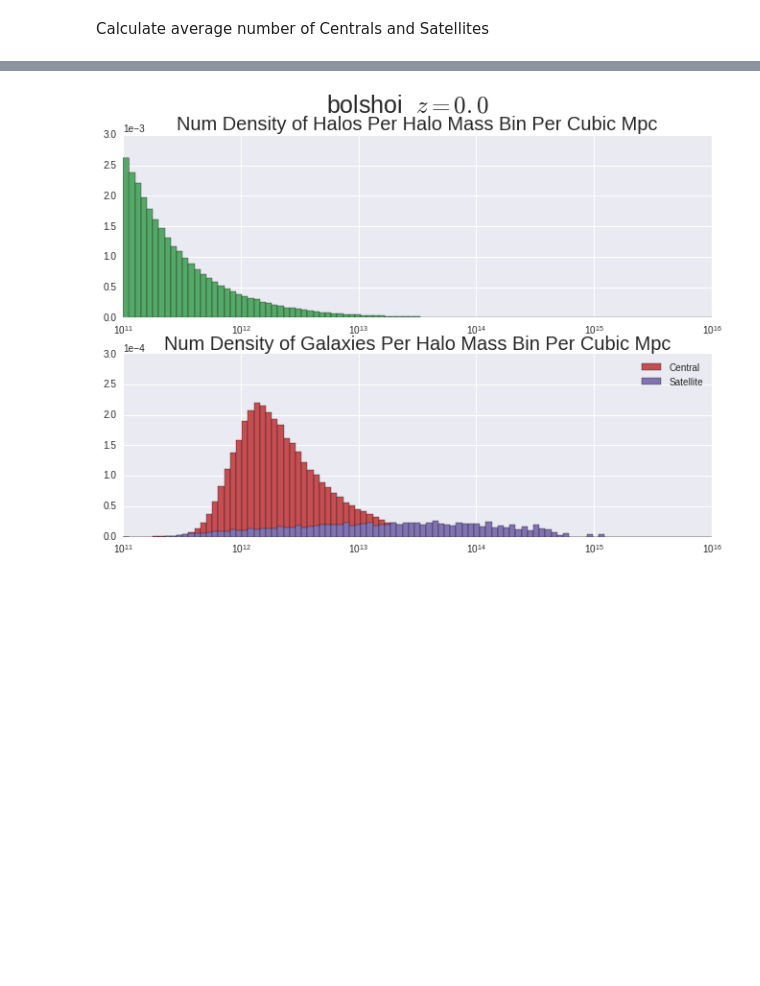
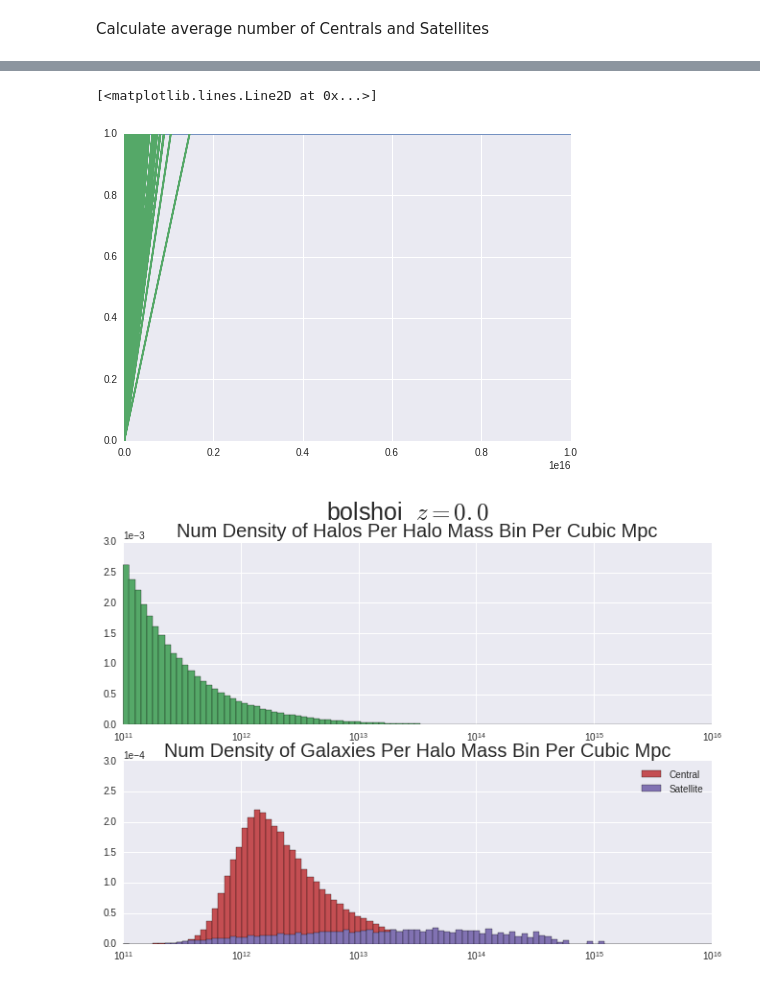
Before and after one commit to mclaughlin6464/HODEmulator, a Jupyter notebook: MockCentralsTest.ipynb, the cells around one changed output, grey strips where cells are left out. Drawn from its saved outputs; the diff is of its cells as text; code cells hidden in the pictures; blank space fills up the shorter version.

```diff
--- a/MockCentralsTest.ipynb
+++ b/MockCentralsTest.ipynb
@@ -128,6 +128,12 @@ plt.show()
 # %%
 mean_ncen = model_instance.mean_occupation_centrals(prim_haloprop = halo_mass)
 mean_nsat = model_instance.mean_occupation_satellites(prim_haloprop = halo_mass)
+# %%
+plt.plot(halo_mass, mean_ncen)
+plt.plot(mass, ncen)
+# %% [output]
+[<matplotlib.lines.Line2D at 0x...>]
+[figure, added]
 # %%
 size = (250.0)**3
 
```
Also changed, not shown: parts of 2 cells of this notebook, 3 other files.
